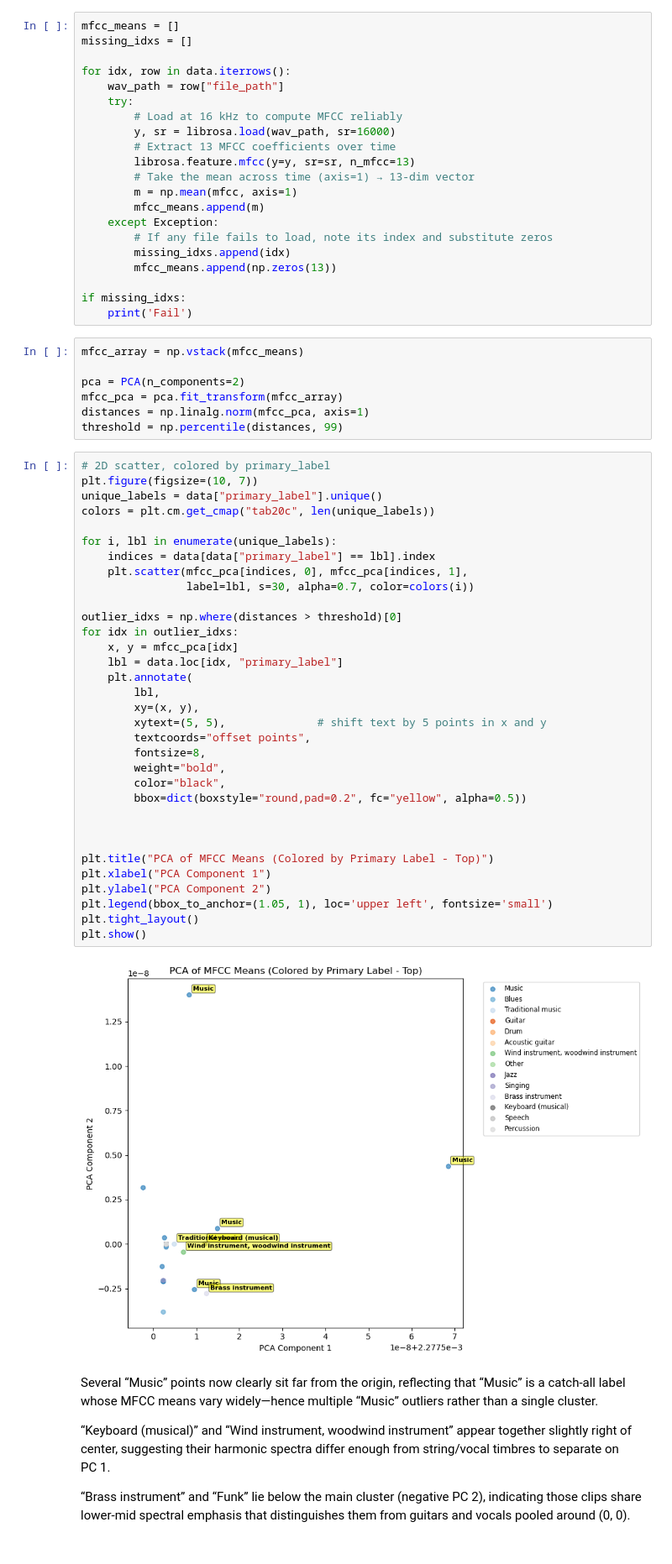
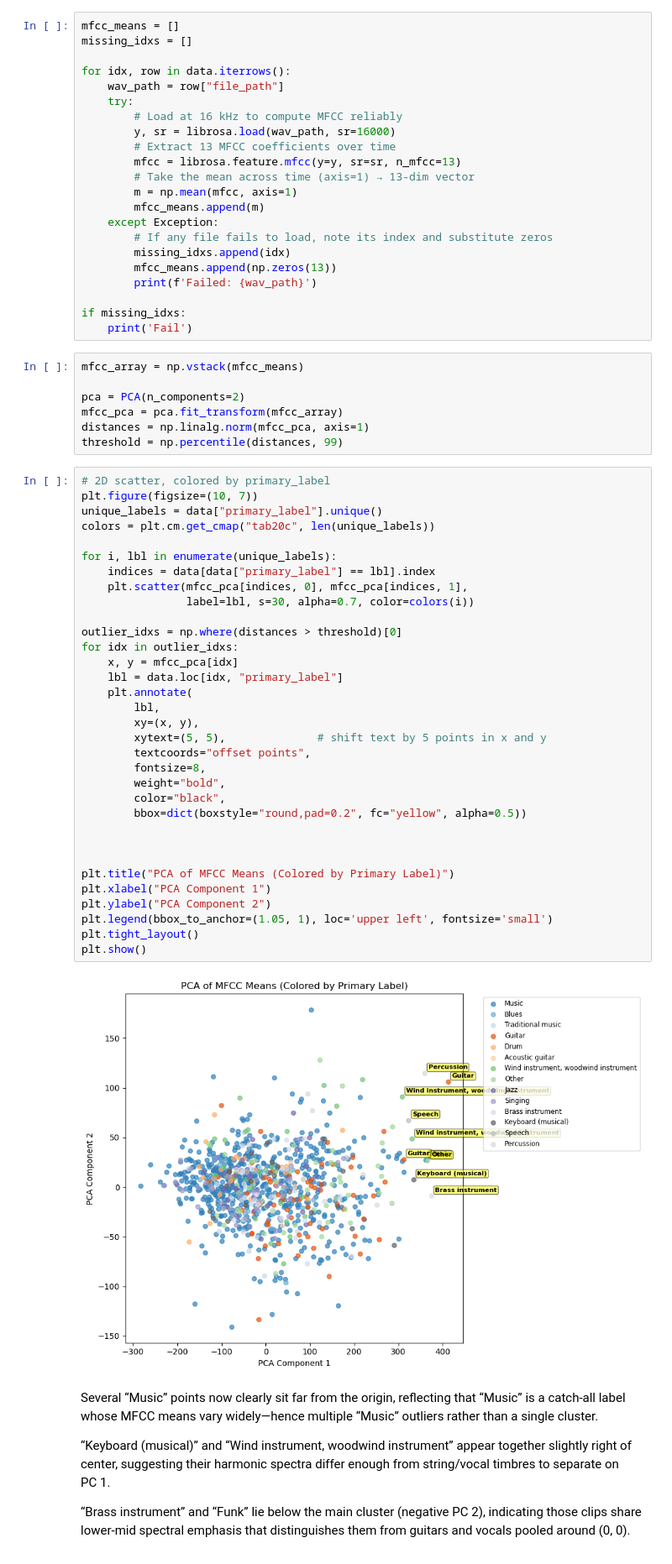
Before and after one commit to akar247/AudioLDM, a Jupyter notebook: Assignment 2.ipynb, the cells around one changed output. Shown at 84% size. Cells and saved outputs as stored; diff of their text form.

```diff
--- a/Assignment 2.ipynb
+++ b/Assignment 2.ipynb
@@ -386,7 +373,7 @@ for idx, row in data.iterrows():
         # Load at 16 kHz to compute MFCC reliably
         y, sr = librosa.load(wav_path, sr=16000)
         # Extract 13 MFCC coefficients over time
-        librosa.feature.mfcc(y=y, sr=sr, n_mfcc=13)
+        mfcc = librosa.feature.mfcc(y=y, sr=sr, n_mfcc=13)
         # Take the mean across time (axis=1) → 13-dim vector
         m = np.mean(mfcc, axis=1)
         mfcc_means.append(m)
@@ -394,6 +381,7 @@ for idx, row in data.iterrows():
         # If any file fails to load, note its index and substitute zeros
         missing_idxs.append(idx)
         mfcc_means.append(np.zeros(13))
+        print(f'Failed: {wav_path}')
 
 if missing_idxs:
     print('Fail')
@@ -410,35 +398,35 @@ plt.figure(figsize=(10, 7))
 unique_labels = data["primary_label"].unique()
 colors = plt.cm.get_cmap("tab20c", len(unique_labels))
 
 for i, lbl in enumerate(unique_labels):
     indices = data[data["primary_label"] == lbl].index
     plt.scatter(mfcc_pca[indices, 0], mfcc_pca[indices, 1],
                 label=lbl, s=30, alpha=0.7, color=colors(i))
 
 outlier_idxs = np.where(distances > threshold)[0]
 for idx in outlier_idxs:
     x, y = mfcc_pca[idx]
     lbl = data.loc[idx, "primary_label"]
     plt.annotate(
         lbl,
         xy=(x, y),
         xytext=(5, 5),              # shift text by 5 points in x and y
         textcoords="offset points",
         fontsize=8,
         weight="bold",
         color="black",
         bbox=dict(boxstyle="round,pad=0.2", fc="yellow", alpha=0.5))
 
 
 
-plt.title("PCA of MFCC Means (Colored by Primary Label - Top)")
+plt.title("PCA of MFCC Means (Colored by Primary Label)")
 plt.xlabel("PCA Component 1")
 plt.ylabel("PCA Component 2")
 plt.legend(bbox_to_anchor=(1.05, 1), loc='upper left', fontsize='small')
 plt.tight_layout()
 plt.show()
 # %% [output]
-[figure, old version]
+[figure, new version]
 # %% [markdown]
 Several “Music” points now clearly sit far from the origin, reflecting that “Music” is a catch‑all label whose MFCC means vary widely—hence multiple “Music” outliers rather than a single cluster.
 
```
Also changed, not shown: parts of 28 cells of this notebook.
